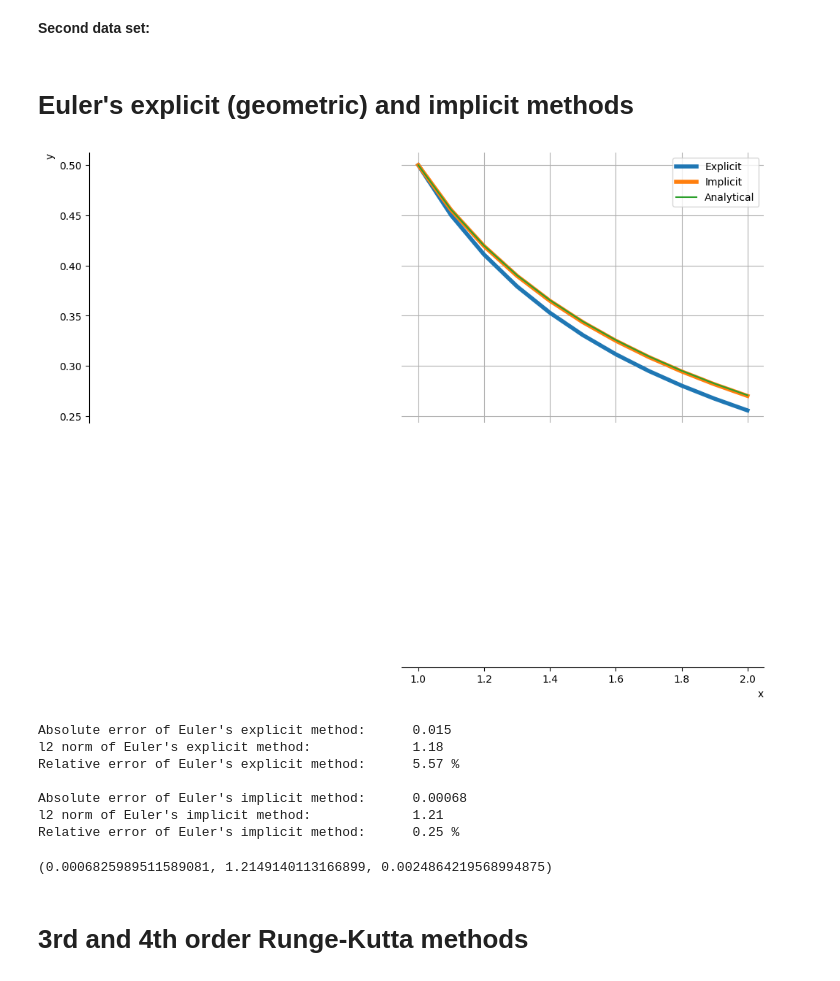
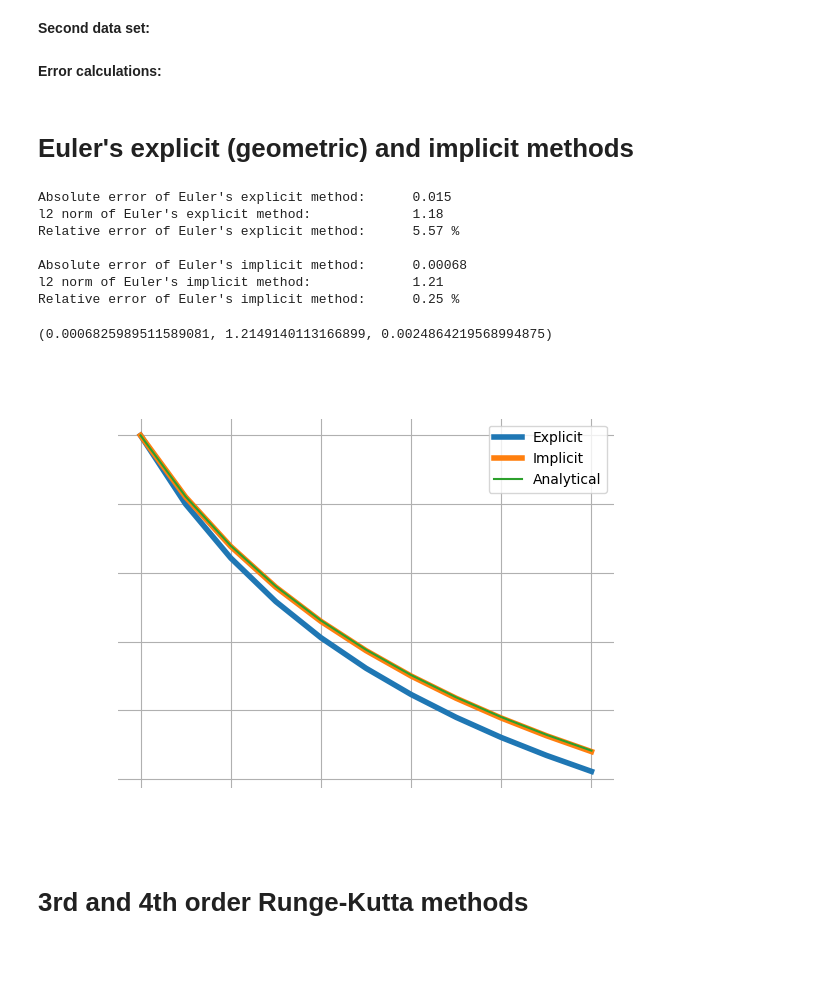
Before and after one commit to pointDeceit0/numerical-methods, a Jupyter notebook: src/numerics/lab06.ipynb, the cells around one changed output. Saved outputs shown, nothing was run; the diff lists cells and outputs as text; code cells hidden in the pictures; blank space fills up the shorter version.

```diff
--- a/src/numerics/lab06.ipynb
+++ b/src/numerics/lab06.ipynb
@@ -52,3 +33,5 @@ def f(x: float, y: float) -> float:
 
 def sol(x: float) -> float:
     return -2 * (np.cos(x))**2 + np.cos(x)
+# %% [markdown]
+__Error calculations:__
@@ -98,21 +100,25 @@ def euler_implicit(domain: list[float], y0: float, h=None, k=4) -> list[float]:
 
     return y
 # %%
+%matplotlib ipympl
+#%matplotlib inline
+
 y_euler_expl = euler_explicit(domain, y0, h)
 y_euler_impl = euler_implicit(domain, y0, h)
-print_funcan(domain, y_euler_expl, y_euler_impl, names=["Explicit", "Implicit"], func=sol)
-errors(y_euler_expl, domain, name="Euler\'s explicit method")
-errors(y_euler_impl, domain, name="Euler\'s implicit method")
+#print_funcan(domain, y_euler_expl, y_euler_impl, names=["Explicit", "Implicit"], func=sol)
+print_graphs(domain, y_euler_expl, y_euler_impl, names=["Explicit", "Implicit"], func=sol)
+ae1, _, _ = errors(y_euler_expl, domain, name="Euler\'s explicit method", func=sol)
+errors(y_euler_impl, domain, name="Euler\'s implicit method", func=sol)
 # %% [output]
-[figure, old version]
 Absolute error of Euler's explicit method:      0.015
 l2 norm of Euler's explicit method:             1.18
 Relative error of Euler's explicit method:      5.57 %
 
 Absolute error of Euler's implicit method:      0.00068
 l2 norm of Euler's implicit method:             1.21
 Relative error of Euler's implicit method:      0.25 %
 (0.0006825989511589081, 1.2149140113166899, 0.0024864219568994875)
+[figure, new version]
 # %% [markdown]
 # 3rd and 4th order Runge-Kutta methods
 # %%
```
Also changed, not shown: parts of 8 cells of this notebook.
